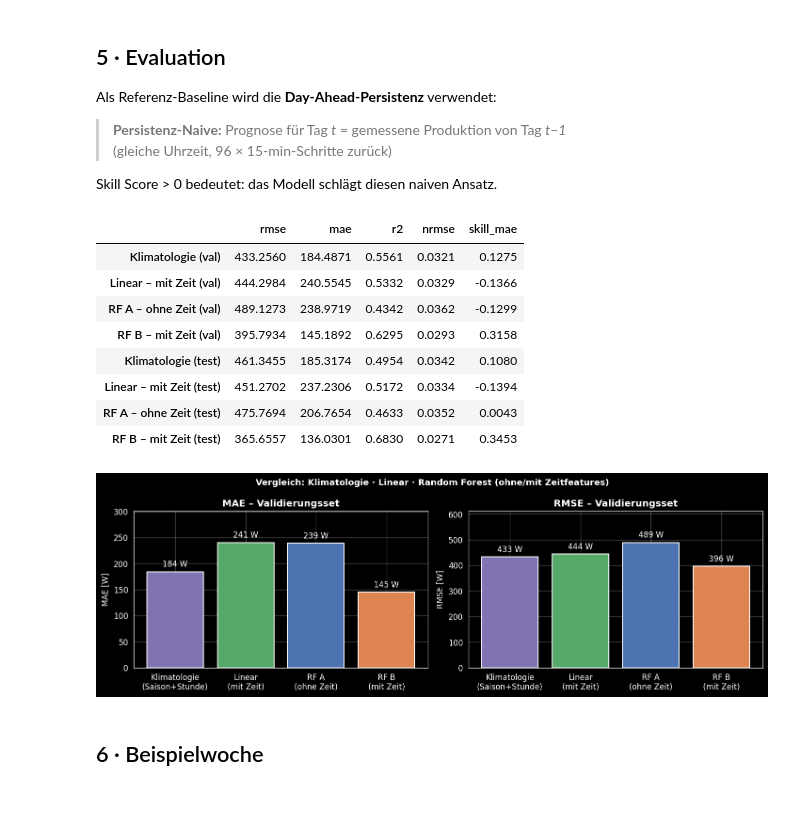
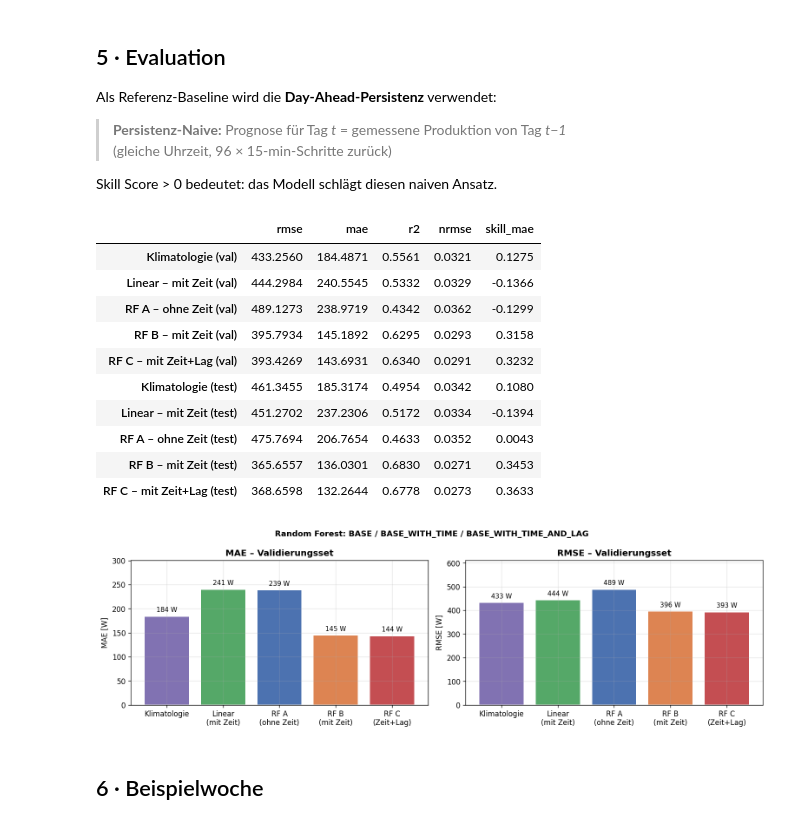
Before and after one commit to Anni075/KI-Project, a Jupyter notebook: notebooks/models/02_random_forest.ipynb, the cells around one changed output. Saved outputs shown, nothing was run; the diff lists cells and outputs as text; code cells hidden in the pictures.

```diff
--- a/notebooks/models/02_random_forest.ipynb
+++ b/notebooks/models/02_random_forest.ipynb
@@ -122,31 +147,36 @@ def rf_predict(model, X):
 
 pred_a_val  = rf_predict(model_a, X_val[FEATURES_A])
 pred_b_val  = rf_predict(model_b, X_val[FEATURES_B])
+pred_c_val  = rf_predict(model_c, X_val_c[FEATURES_C])
 pred_a_test = rf_predict(model_a, X_test[FEATURES_A])
 pred_b_test = rf_predict(model_b, X_test[FEATURES_B])
+pred_c_test = rf_predict(model_c, X_test_c[FEATURES_C])
 pred_lin_val  = pd.Series(model_lin.predict(X_val[FEATURES_B]),  index=X_val.index)
 pred_lin_test = pd.Series(model_lin.predict(X_test[FEATURES_B]), index=X_test.index)
 
 pers_val  = persistence_forecast(y_val)
 pers_test = persistence_forecast(y_test)
+pers_val_c  = persistence_forecast(y_val_c)
+pers_test_c = persistence_forecast(y_test_c)
 
-# Klimatologische Baseline (Stunden-Mittelwert je Jahreszeit, auf Trainingsset gefittet)
-clim_means     = fit_climatological_mean_by_season(train, TARGET)
-clim_val_pred  = predict_climatological_mean_by_season(clim_means, val)
+clim_means      = fit_climatological_mean_by_season(train, TARGET)
+clim_val_pred   = predict_climatological_mean_by_season(clim_means, val)
 clim_val_pred.index  = y_val.index
-clim_test_pred = predict_climatological_mean_by_season(clim_means, test)
+clim_test_pred  = predict_climatological_mean_by_season(clim_means, test)
 clim_test_pred.index = y_test.index
 
 rows = {}
 for name, yt, yp, yr in [
-    ('Klimatologie (val)',         y_val,  clim_val_pred,  pers_val),
-    ('Linear – mit Zeit (val)',    y_val,  pred_lin_val,   pers_val),
-    ('RF A – ohne Zeit (val)',     y_val,  pred_a_val,     pers_val),
-    ('RF B – mit Zeit (val)',      y_val,  pred_b_val,     pers_val),
-    ('Klimatologie (test)',        y_test, clim_test_pred, pers_test),
-    ('Linear – mit Zeit (test)',   y_test, pred_lin_test,  pers_test),
-    ('RF A – ohne Zeit (test)',    y_test, pred_a_test,    pers_test),
-    ('RF B – mit Zeit (test)',     y_test, pred_b_test,    pers_test),
+    ('Klimatologie (val)',           y_val,   clim_val_pred,  pers_val),
+    ('Linear – mit Zeit (val)',      y_val,   pred_lin_val,   pers_val),
+    ('RF A – ohne Zeit (val)',       y_val,   pred_a_val,     pers_val),
+    ('RF B – mit Zeit (val)',        y_val,   pred_b_val,     pers_val),
+    ('RF C – mit Zeit+Lag (val)',    y_val_c, pred_c_val,     pers_val_c),
+    ('Klimatologie (test)',          y_test,  clim_test_pred, pers_test),
+    ('Linear – mit Zeit (test)',     y_test,  pred_lin_test,  pers_test),
+    ('RF A – ohne Zeit (test)',      y_test,  pred_a_test,    pers_test),
+    ('RF B – mit Zeit (test)',       y_test,  pred_b_test,    pers_test),
+    ('RF C – mit Zeit+Lag (test)',   y_test_c, pred_c_test,   pers_test_c),
 ]:
     rows[name] = evaluate(yt, yp, P_NOM, y_ref=yr)
 
@@ -158,37 +188,40 @@ results_df[['rmse', 'mae', 'r2', 'nrmse', 'skill_mae']].round(4)
 | Linear – mit Zeit (val) | 444.2984 | 240.5545 | 0.5332 | 0.0329 | -0.1366 |
 | RF A – ohne Zeit (val) | 489.1273 | 238.9719 | 0.4342 | 0.0362 | -0.1299 |
 | RF B – mit Zeit (val) | 395.7934 | 145.1892 | 0.6295 | 0.0293 | 0.3158 |
+| RF C – mit Zeit+Lag (val) | 393.4269 | 143.6931 | 0.6340 | 0.0291 | 0.3232 |
 | Klimatologie (test) | 461.3455 | 185.3174 | 0.4954 | 0.0342 | 0.1080 |
 | Linear – mit Zeit (test) | 451.2702 | 237.2306 | 0.5172 | 0.0334 | -0.1394 |
 | RF A – ohne Zeit (test) | 475.7694 | 206.7654 | 0.4633 | 0.0352 | 0.0043 |
 | RF B – mit Zeit (test) | 365.6557 | 136.0301 | 0.6830 | 0.0271 | 0.3453 |
+| RF C – mit Zeit+Lag (test) | 368.6598 | 132.2644 | 0.6778 | 0.0273 | 0.3633 |
 # %%
-fig, axes = plt.subplots(1, 2, figsize=(12, 4))
+fig, axes = plt.subplots(1, 2, figsize=(13, 4))
 
 models = [
     'Klimatologie (val)',
-    'Linear – mit Zeit (val)', 'RF A – ohne Zeit (val)', 'RF B – mit Zeit (val)',
+    'Linear – mit Zeit (val)', 'RF A – ohne Zeit (val)',
+    'RF B – mit Zeit (val)', 'RF C – mit Zeit+Lag (val)',
 ]
-labels = ['Klimatologie\n(Saison+Stunde)', 'Linear\n(mit Zeit)', 'RF A\n(ohne Zeit)', 'RF B\n(mit Zeit)']
-colors = ['#8172B2', '#55A868', '#4C72B0', '#DD8452']
+labels = ['Klimatologie', 'Linear\n(mit Zeit)', 'RF A\n(ohne Zeit)', 'RF B\n(mit Zeit)', 'RF C\n(Zeit+Lag)']
+colors = ['#8172B2', '#55A868', '#4C72B0', '#DD8452', '#C44E52']
 
 for ax, metric, title in [
     (axes[0], 'mae',  'MAE – Validierungsset'),
     (axes[1], 'rmse', 'RMSE – Validierungsset'),
 ]:
     vals = [results_df.loc[m, metric] for m in models]
     bars = ax.bar(labels, vals, color=colors, edgecolor='white', linewidth=1.2)
-    ax.bar_label(bars, fmt='%.0f W', padding=4, fontsize=10)
+    ax.bar_label(bars, fmt='%.0f W', padding=4, fontsize=9)
     ax.set_title(title, fontsize=12, fontweight='bold')
     ax.set_ylabel(f'{metric.upper()} [W]')
     ax.set_ylim(0, max(vals) * 1.25)
 
-plt.suptitle('Vergleich: Klimatologie · Linear · Random Forest (ohne/mit Zeitfeatures)',
+plt.suptitle('Random Forest: BASE / BASE_WITH_TIME / BASE_WITH_TIME_AND_LAG',
              fontsize=11, fontweight='bold')
 plt.tight_layout()
 plt.show()
 # %% [output]
-[figure, old version]
+[figure, new version]
 # %% [markdown]
 ## 6 · Beispielwoche
 # %%
```
Also changed, not shown: parts of 9 cells of this notebook, 6 other files.
